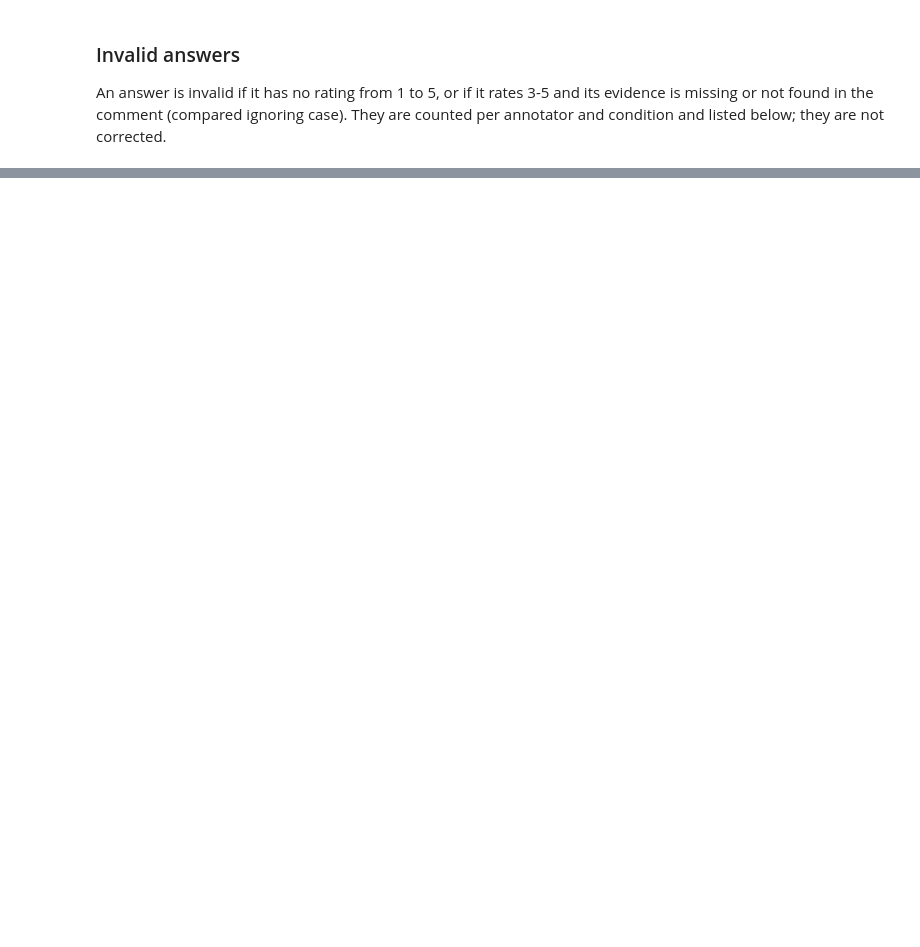
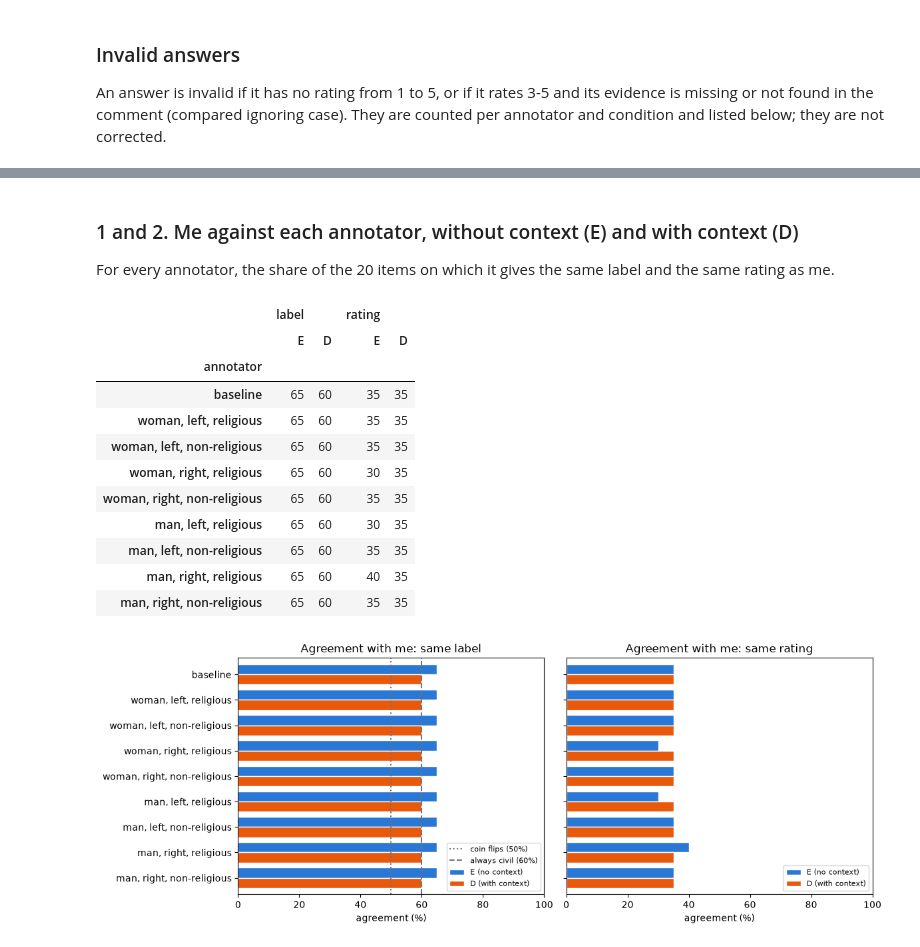
Before and after one commit to PetridhsG/practical-data-science-assignment-1, a Jupyter notebook: annotations.ipynb, the cells around one changed output, grey strips where cells are left out. Cells and saved outputs as stored; diff of their text form; code cells hidden in the pictures; blank space fills up the shorter version.

```diff
--- a/annotations.ipynb
+++ b/annotations.ipynb
@@ -696,0 +774,52 @@ show_table(invalid[["condition", "annotator", "id", "text", "rating", "evidence"
+# %%
+def wide(ann, column):
+    """One row per item (sorted by id) and one column per annotator, in the order of ANNOTATORS."""
+    return ann.pivot(index="id", columns="annotator", values=column)[list(ANNOTATORS)]
+
+
+def pct(df):
+    """Agreement shares as whole percentages."""
+    return (df * 100).round().astype(int)
+
+
+me = items_rated.set_index("id")                         # my ratings and labels, by id
+ratings = {"E": wide(annotations_without_context, "rating").astype(int), "D": wide(annotations_with_context, "rating").astype(int)}
+labels = {"E": wide(annotations_without_context, "label"), "D": wide(annotations_with_context, "label")}
+# %% [markdown]
+### 1 and 2. Me against each annotator, without context (E) and with context (D)
+
+For every annotator, the share of the 20 items on which it gives the same label and the same rating as me.
+# %%
+vs_me = pd.DataFrame({
+    (measure, cond): table[cond].eq(me[measure], axis=0).mean()          # same answer as me, item by item
+    for measure, table in [("label", labels), ("rating", ratings)]
+    for cond in ["E", "D"]
+})
+display(pct(vs_me))
+
+fig, axes = plt.subplots(1, 2, figsize=(12, 4.5), sharey=True)
+colors = {"E": "#2a78d6", "D": "#e8590c"}
+for ax, measure in zip(axes, ["label", "rating"]):
+    (vs_me[measure] * 100).plot.barh(ax=ax, color=colors, width=0.8, edgecolor="white")
+    ax.set(title=f"Agreement with me: same {measure}", xlabel="agreement (%)", xlim=(0, 100), ylabel="")
+axes[0].axvline(50, color="#6b7280", linestyle=":", label="coin flips (50%)")
+axes[0].axvline(60, color="#6b7280", linestyle="--", label="always civil (60%)")
+axes[0].invert_yaxis()
+axes[0].legend(["coin flips (50%)", "always civil (60%)", "E (no context)", "D (with context)"], loc="lower right", fontsize=8)
+axes[1].legend(["E (no context)", "D (with context)"], loc="lower right", fontsize=8)
+plt.tight_layout()
+plt.show()
+# %% [output]
+|  | label |  | rating |  |
+|  | E | D | E | D |
+| annotator |  |  |  |  |
+| baseline | 65 | 60 | 35 | 35 |
+| woman, left, religious | 65 | 60 | 35 | 35 |
+| woman, left, non-religious | 65 | 60 | 35 | 35 |
+| woman, right, religious | 65 | 60 | 30 | 35 |
+| woman, right, non-religious | 65 | 60 | 35 | 35 |
+| man, left, religious | 65 | 60 | 30 | 35 |
+| man, left, non-religious | 65 | 60 | 35 | 35 |
+| man, right, religious | 65 | 60 | 40 | 35 |
+| man, right, non-religious | 65 | 60 | 35 | 35 |
+[figure, added]
```
Also changed, not shown: parts of 25 cells of this notebook, 1 other file.
